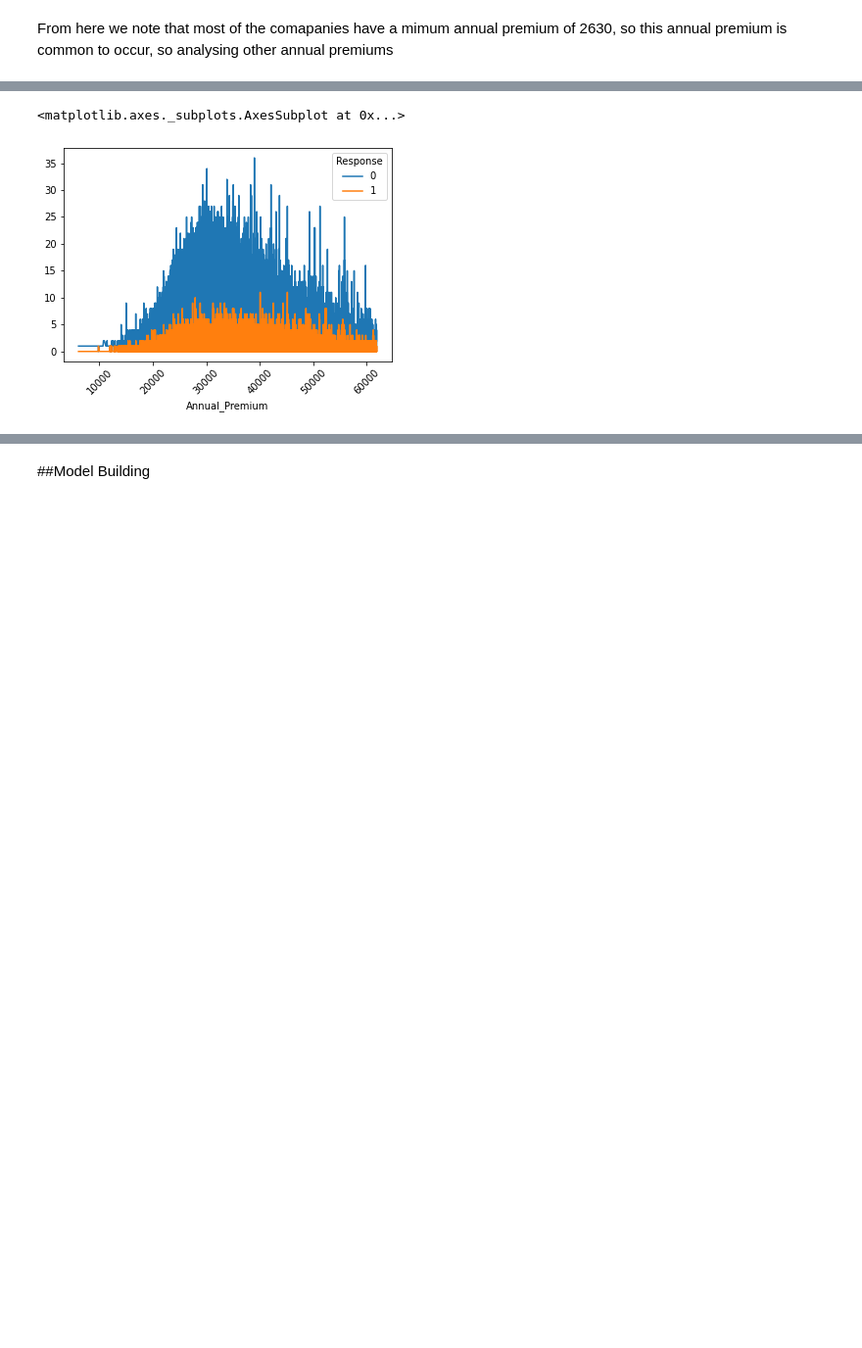
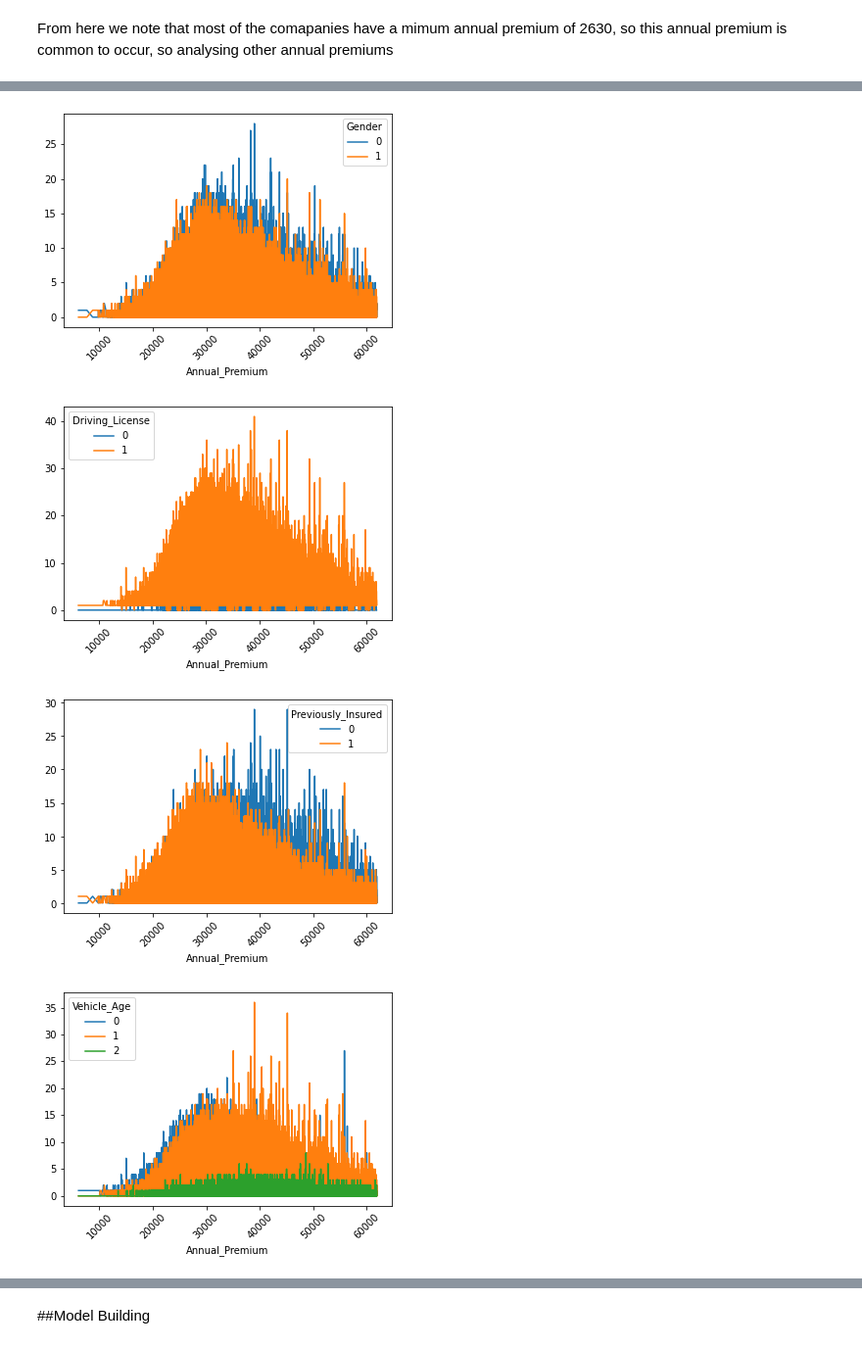
Before and after one commit to gauriagarwal18/HEALTH-INSURANCE-CROSS-SELL-PREDICTION, a Jupyter notebook: HEALTH_INSURANCE_CROSS_SELL_PREDICTION.ipynb, the cells around one changed output, grey strips where cells are left out. Shown at 98% size. Cells and saved outputs as stored; diff of their text form; code cells hidden in the pictures; blank space fills up the shorter version.

```diff
--- a/HEALTH_INSURANCE_CROSS_SELL_PREDICTION.ipynb
+++ b/HEALTH_INSURANCE_CROSS_SELL_PREDICTION.ipynb
@@ -810,5 +818,9 @@ insurance_highpremium=insurance[insurance["Annual_Premium"]!=2630]
 # %%
-(pd.crosstab(insurance_highpremium["Annual_Premium"],insurance_highpremium["Response"])).plot(kind="line",rot=45)
+for c in categorical_features:
+  (pd.crosstab(insurance_highpremium["Annual_Premium"],insurance_highpremium[c])).plot(kind="line",rot=45)
+  plt.show()
 # %% [output]
-<matplotlib.axes._subplots.AxesSubplot at 0x...>
-[figure, old version]
+[figure, new version]
+[figure, added]
+[figure, added]
+[figure, added]
```
Also changed, not shown: parts of 5 cells of this notebook.
